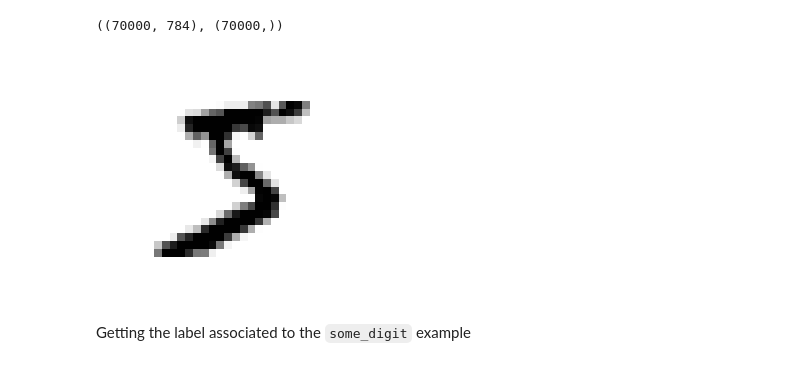
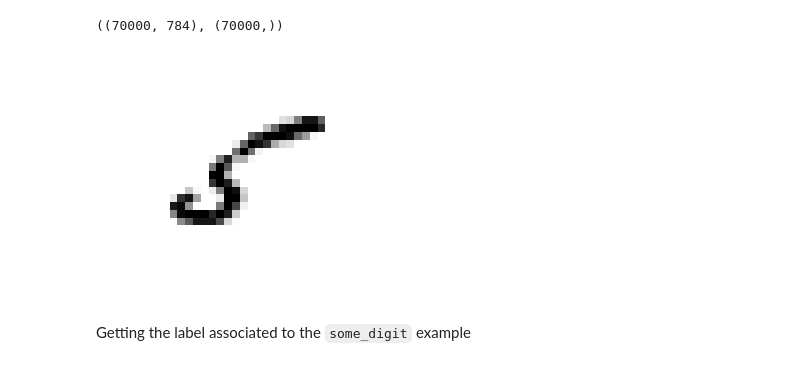
Before and after one commit to cvolcy/hands-on-mlbook, a Jupyter notebook: chapter_3.ipynb, the cells around one changed output. Saved outputs shown, nothing was run; the diff lists cells and outputs as text; code cells hidden in the pictures.

```diff
--- a/chapter_3.ipynb
+++ b/chapter_3.ipynb
@@ -24,17 +24,17 @@ X.shape, y.shape
 # %%
 %matplotlib inline
 import matplotlib
 import matplotlib.pyplot as plt
 
-some_digit_index = 0
+some_digit_index = 11
 some_digit = X[some_digit_index]
 some_digit_image = some_digit.reshape(28, 28)
 
 plt.imshow(some_digit_image, cmap=matplotlib.cm.binary, interpolation="nearest")
 plt.axis("off")
 plt.show()
 # %% [output]
-[figure, old version]
+[figure, new version]
 # %% [markdown]
 Getting the label associated to the `some_digit` example
 # %%
```
Also changed, not shown: parts of 33 cells of this notebook.
